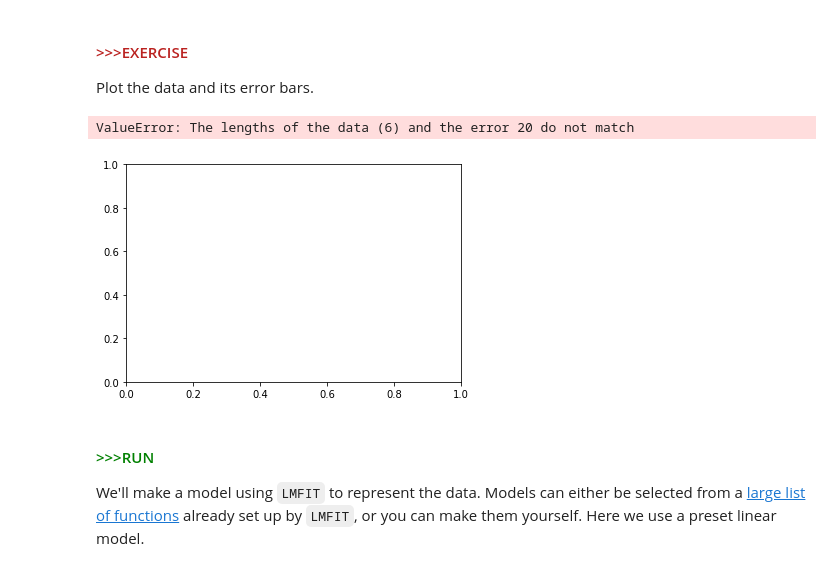
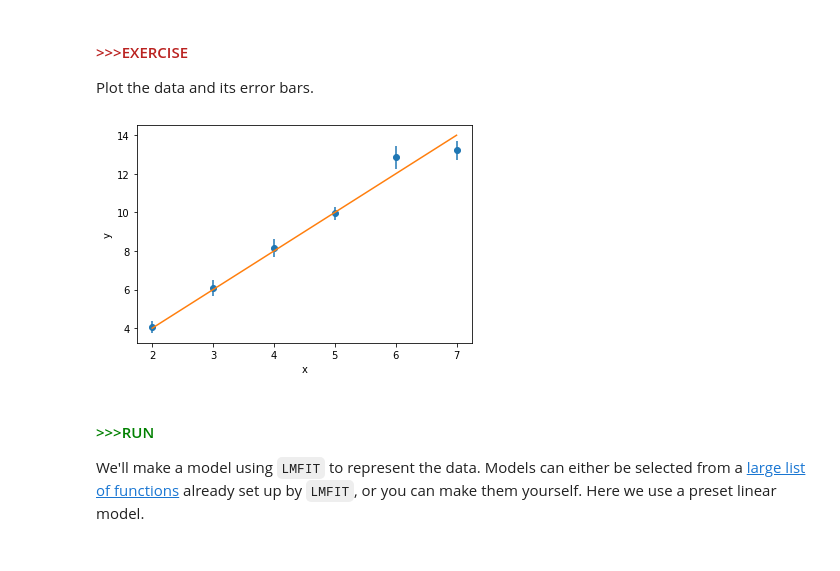
Before and after one commit to violatingcp/MIT_8.S50, a Jupyter notebook: Recitation3/Recitation_03_learner_soln.ipynb, the cells around one changed output. Saved outputs shown, nothing was run; the diff lists cells and outputs as text; code cells hidden in the pictures.

```diff
--- a/Recitation3/Recitation_03_learner_soln.ipynb
+++ b/Recitation3/Recitation_03_learner_soln.ipynb
@@ -63,8 +63,8 @@ np.random.seed(421421)
 xi = np.array([2,3,4,5,6,7])
 yi = 2*xi
 
-yerr = np.array([0.3, 0.4, 0.45, 0.35, 0.6, 0.5])
-yi = yi + yerr*np.random.randn(len(xi))
+y_unc = np.array([0.3, 0.4, 0.45, 0.35, 0.6, 0.5])
+yi = yi + np.random.randn(len(xi))*y_unc
 # %% [markdown]
 <!--start-block-->
 #### <span style="color:#BA2220">>>>EXERCISE</span>
@@ -91,14 +91,13 @@ plt.ylabel("y");
 # %%
 import matplotlib.pyplot as plt
 
-plt.errorbar(xi, yi, yerr=yerr, linestyle='none')
+plt.errorbar(xi, yi, yerr=y_unc, linestyle='none')
 plt.scatter(xi, yi)
 plt.plot(xi, 2 * xi)
 plt.xlabel("x")
 plt.ylabel("y");
 # %% [output]
-ValueError: The lengths of the data (6) and the error 20 do not match
-[figure, old version]
+[figure, new version]
 # %% [markdown]
 <!--start-block-->
 #### <span style="color:green">>>>RUN</span>
```
Also changed, not shown: parts of 38 cells of this notebook.
